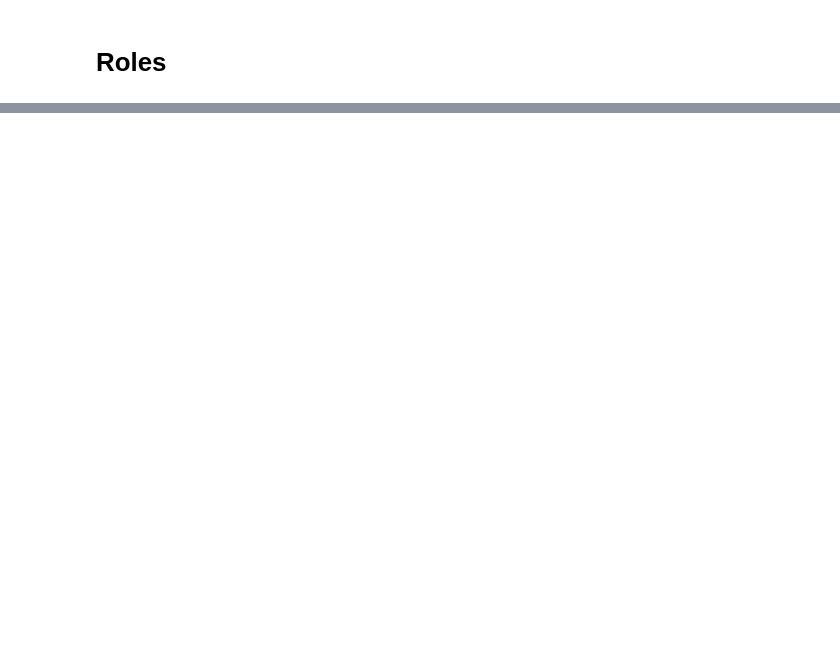
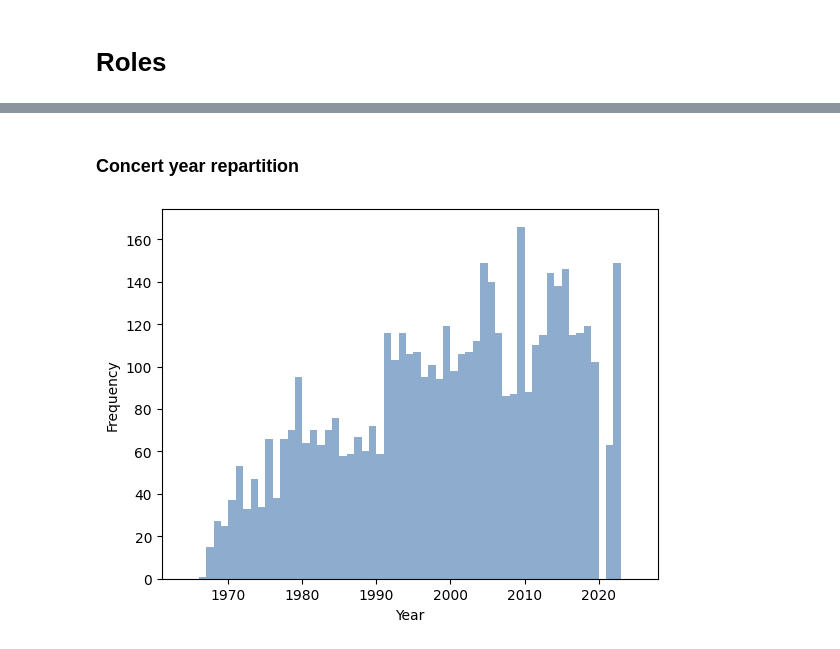
Before and after one commit to sizmar2018/master_thesis_women_in_jazz, a Jupyter notebook: code/cleaning/cleaning_data.ipynb, the cells around one changed output, grey strips where cells are left out. Saved outputs shown, nothing was run; the diff lists cells and outputs as text; code cells hidden in the pictures; blank space fills up the shorter version.

```diff
--- a/code/cleaning/cleaning_data.ipynb
+++ b/code/cleaning/cleaning_data.ipynb
@@ -145,0 +249,4 @@ ids.to_csv("../../data/artists/discogs_artists_id.csv",sep=',',index=False)
+# %%
+mjf_json = None
+with open("../../data/mjf/mfj_export.json",encoding="utf-8") as f:
+            mjf_json = json.load(f)
@@ -145,0 +311,19 @@ ids.to_csv("../../data/artists/discogs_artists_id.csv",sep=',',index=False)
+# %% [markdown]
+### Concert year repartition
+# %%
+
+years = list()
+for concert in mjf_json['concerts'] :
+    if concert['date']  != None :
+        years.append(int(concert['date'].split("-")[0] ))
+
+nbins = np.max(years) - np.min(years)
+
+plt.xlim([np.min(years)-5, np.max(years)+5])
+plt.hist(years, bins=nbins, alpha=1,color='#8EACCD')
+plt.xlabel('Year')
+plt.ylabel('Frequency')
+plt.savefig("../../data/repartition/mjf_year_repartition.png",format="png")
+plt.show()
+# %% [output]
+[figure, added]
```
Also changed, not shown: parts of 19 cells of this notebook, 23 other files.
